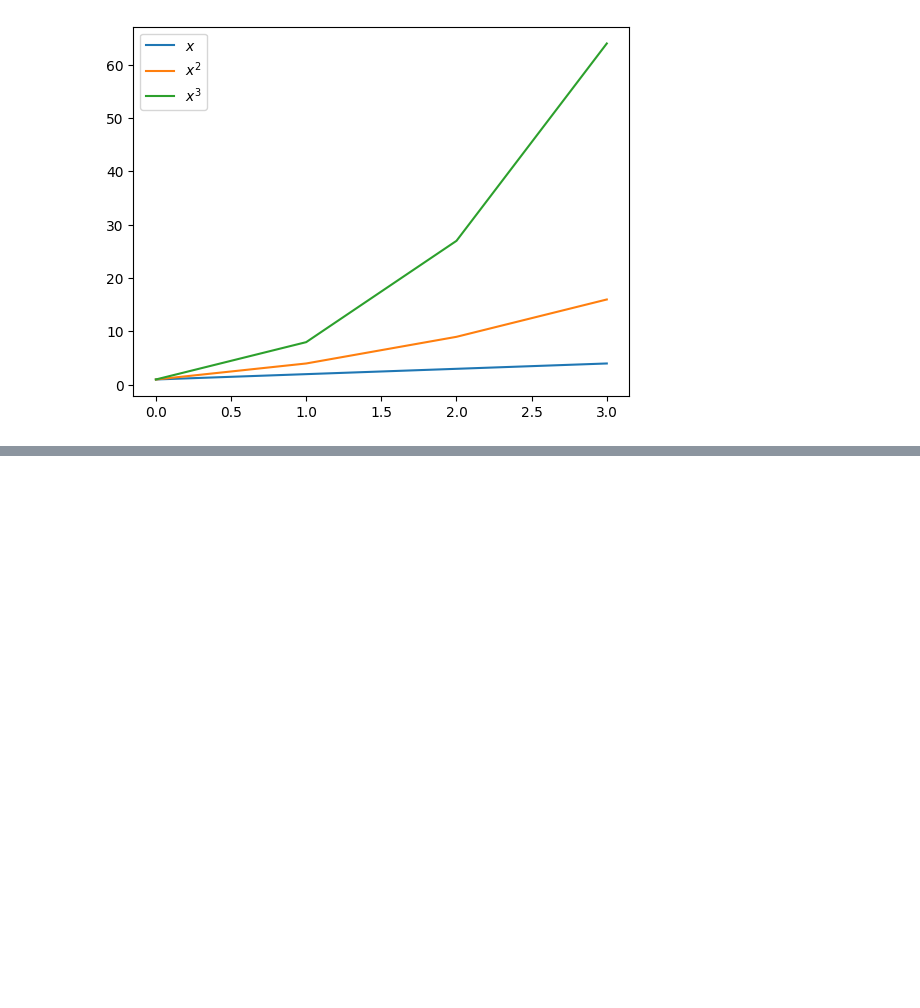
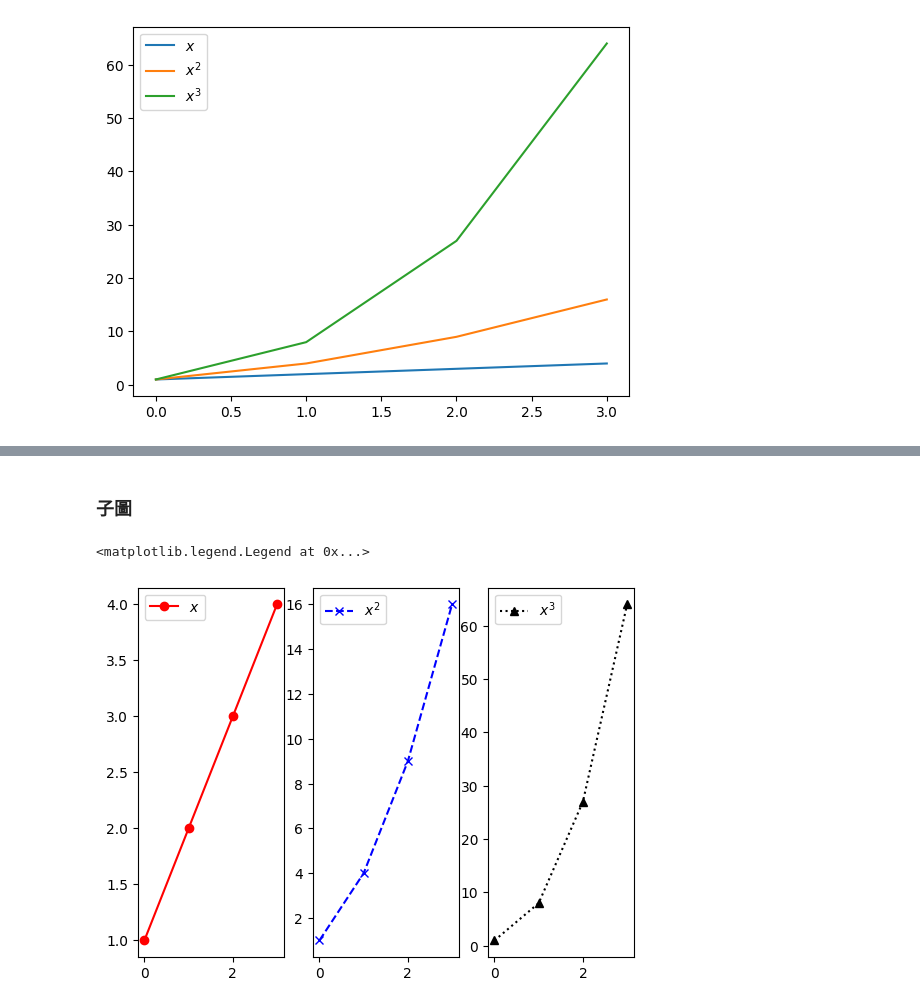
Before and after one commit to vcdemy/20240416, a Jupyter notebook: 2040416筆記.ipynb, the cells around one changed output, grey strips where cells are left out. Cells and saved outputs as stored; diff of their text form; code cells hidden in the pictures; blank space fills up the shorter version.

```diff
--- a/2040416筆記.ipynb
+++ b/2040416筆記.ipynb
@@ -444,0 +453,15 @@ plt.legend()
+# %% [markdown]
+### 子圖
+# %%
+plt.subplot(1, 3, 1)
+plt.plot(x, 'ro-', label='$x$')
+plt.legend()
+plt.subplot(1, 3, 2)
+plt.plot(x1, 'bx--', label='$x^2$')
+plt.legend()
+plt.subplot(1, 3, 3)
+plt.plot(x2, 'k^:', label='$x^3$')
+plt.legend()
+# %% [output]
+<matplotlib.legend.Legend at 0x...>
+[figure, added]
```
Also changed, not shown: parts of 1 cell of this notebook.
